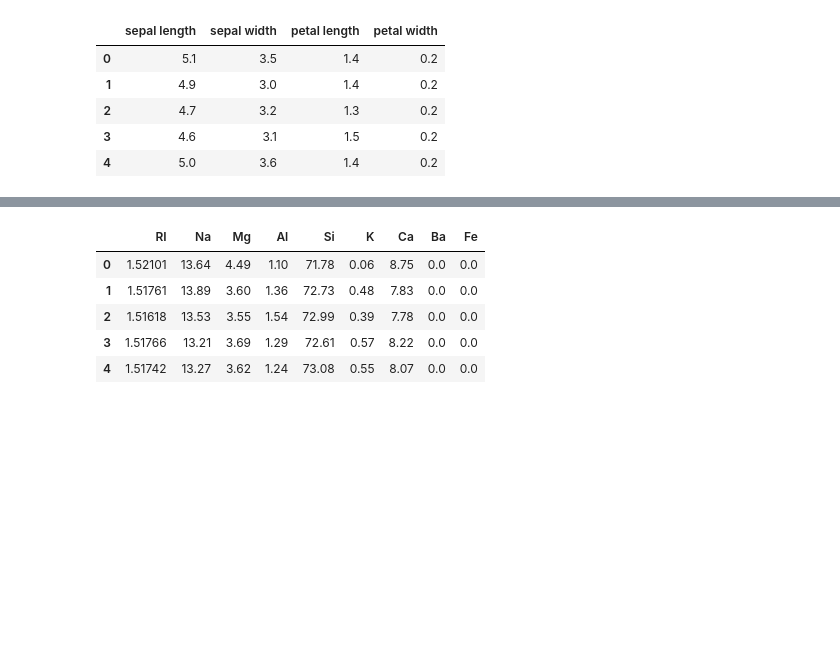
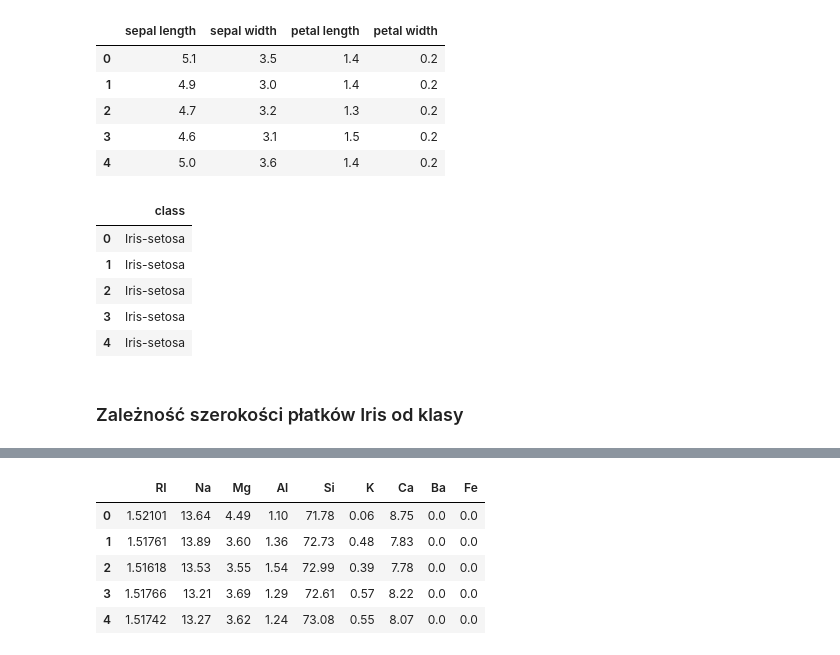
Before and after one commit to piotrdurniat/ml-l0-principal-component-analysis, a Jupyter notebook: uczenie-maszynowe-lab-0.ipynb, the cells around one changed output, grey strips where cells are left out. Cells and saved outputs as stored; diff of their text form; code cells hidden in the pictures; blank space fills up the shorter version.

Commit message:
reorder, add description to iris dataset

```diff
--- a/uczenie-maszynowe-lab-0.ipynb
+++ b/uczenie-maszynowe-lab-0.ipynb
@@ -9,6 +25,5 @@ from ucimlrepo import fetch_ucirepo
 # %%
-iris = fetch_ucirepo(id=53)
-
+iris: UciMlDataset = fetch_ucirepo(id=53)
 iris.data.features.head()
 # %% [output]
 |  | sepal length | sepal width | petal length | petal width |
@@ -17,3 +32,14 @@ iris.data.features.head()
 | 2 | 4.7 | 3.2 | 1.3 | 0.2 |
 | 3 | 4.6 | 3.1 | 1.5 | 0.2 |
 | 4 | 5.0 | 3.6 | 1.4 | 0.2 |
+# %%
+iris.data.targets.head()
+# %% [output]
+|  | class |
+| 0 | Iris-setosa |
+| 1 | Iris-setosa |
+| 2 | Iris-setosa |
+| 3 | Iris-setosa |
+| 4 | Iris-setosa |
+# %% [markdown]
+### Zależność szerokości płatków Iris od klasy
```
Also changed, not shown: parts of 16 cells of this notebook, 1 other file.
